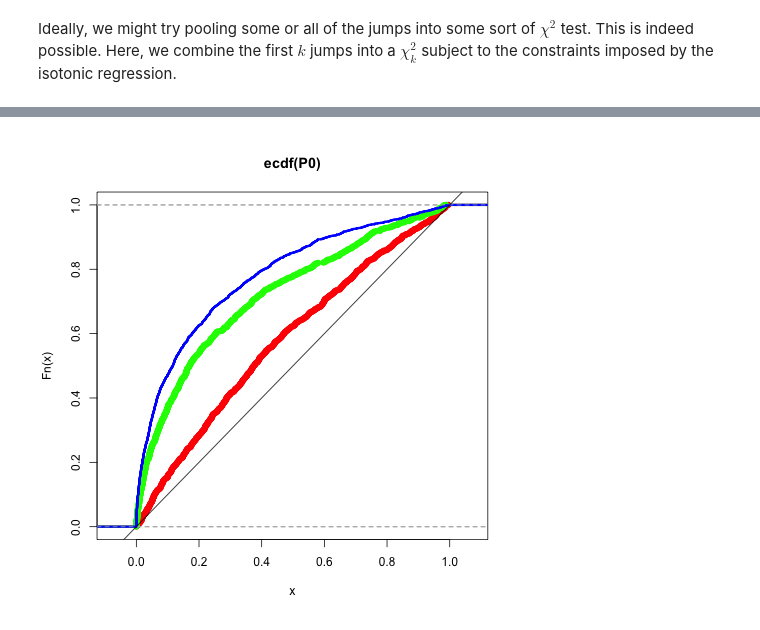
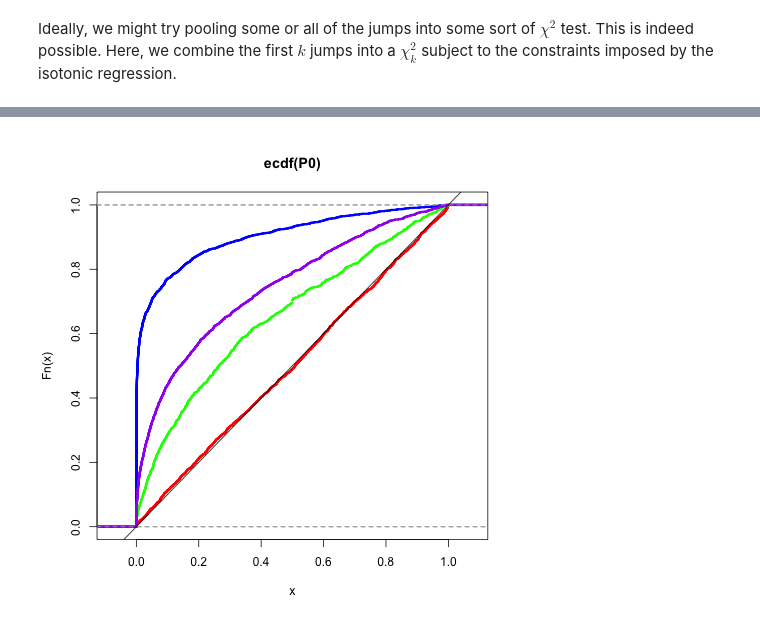
Before and after one commit to selective-inference/Python-software, a Jupyter notebook: notebooks/isotonic.ipynb, the cells around one changed output, grey strips where cells are left out. Saved outputs shown, nothing was run; the diff lists cells and outputs as text; code cells hidden in the pictures.

```diff
--- a/notebooks/isotonic.ipynb
+++ b/notebooks/isotonic.ipynb
@@ -416,7 +417,7 @@ an incorrect value, say $t=10$.
 P0, Pa_correct, Pa_incorrect = [], [], []
 n, j_correct, j_incorrect, nsim = 50, 20, 10, 2000
 for _ in range(nsim):
-    P0.append(simulate_fixed(n,j))
+    P0.append(simulate_fixed(n,j_correct))
     Pa_correct.append(simulate_fixed(n,j_correct,mu=mu))
     Pa_incorrect.append(simulate_fixed(n,j_incorrect,mu=mu))
 # %%
@@ -599,12 +600,12 @@ def simulate_largest_jump(n, mu=0):
     else:
         return None
 # %%
-P0, Pa = [], []
+P0, Pa_large = [], []
 for _ in range(nsim):
     pval = simulate_largest_jump(n)
     if pval is not None:
         P0.append(pval)
     pval = simulate_largest_jump(n, mu=mu)
     if pval is not None:
-        Pa.append(pval)
+        Pa_large.append(pval)
 # %%
@@ -702,7 +707,7 @@ def simulate_combining_jumps(n, k=3, mu=0):
         Exact test statistic for testing $H_0:\mu_j=0$.
     """
 
-    Y = np.random.standard_normal(n)+mu
+    Y = np.random.standard_normal(n) + mu
     fitted, subgrad, constraints = solve_and_find_constraints(Y)
     active = subgrad > -1.e-3
 
@@ -711,27 +716,33 @@ def simulate_combining_jumps(n, k=3, mu=0):
 
     D = -(np.identity(n) - np.diag(np.ones(n-1),1))[:-1]
     Dmu = np.dot(D, fitted)
-    jumps = np.nonzero(Dmu)[0]
+    jumps = np.fabs(Dmu) > 1.0e-3 * np.fabs(Dmu).max()
+
     if jumps.sum() > 0:
         order_idx = np.argsort(Dmu)[::-1]
+        orderedD = D[order_idx]
 
         soln_active = np.linalg.pinv(X[:,active])
         P_active = np.dot(X[:,active], soln_active)
         fit_matrix = P_active + np.ones((n,n), np.float) / n
+        k = min(k, jumps.sum())
+        A = np.dot(orderedD[:k], fit_matrix)
 
-        A = D[order_idx[:k]]
-        Ptest = np.linalg.svd(A, full_matrices=0)[2]
+        P_test = np.linalg.svd(A, full_matrices=0)[2]
 
-        orderedD = D[order_idx]
-        diffD = np.diff(orderedD, 0)
+        diffD = -np.diff(orderedD[:jumps.sum()], axis=0)
         diffD = np.dot(diffD, fit_matrix)
 
         all_constraints = np.vstack([diffD, constraints])
+        all_constraints = all_constraints
 
-        return quadratic_test(Y, Ptest, constraint((all_constraints, np.zeros(all_constraints.shape[0])), None))
+        con = constraint((all_constraints, np.zeros(all_constraints.shape[0])), None)
 
+        return (quadratic_test(Y, P_test, con),
+                P_test,
+                con)
     else:
         return None
 
-simulate_combining_jumps(n, 3, 0)
+simulate_combining_jumps(10, 3, 0)
 # %% [output]
@@ -761,10 +757,9 @@ if this is the most recent IPython session you have started.
 # %%
-P0, Pa = [], []
-nsim = 1000
+P0, Pa_comb = [], []
 for _ in range(nsim):
     pval = simulate_combining_jumps(n, 3)
     if pval is not None:
-        P0.append(pval)
+        P0.append(pval[0])
     pval = simulate_combining_jumps(n, 3, mu=mu)
     if pval is not None:
-        Pa.append(pval)
+        Pa_comb.append(pval[0])
@@ -789,12 +766,13 @@ for _ in range(nsim):
 # %%
-%%R -i P0,Pa
+%%R -i P0,Pa_comb
 P0 = P0[P0>0]
 P0 = P0[P0<1]
 plot(ecdf(P0), col='red', lwd=3)
-Pa = Pa[Pa>0]
-Pa = Pa[Pa<1]
-plot(ecdf(Pa), col='green', lwd=3, add=TRUE)
+Pa_comb = Pa_comb[Pa_comb>0]
+Pa_comb = Pa_comb[Pa_comb<1]
+plot(ecdf(Pa_comb), col='green', lwd=3, add=TRUE)
 plot(ecdf(Pa_correct), col='blue', lwd=3, add=TRUE)
+plot(ecdf(Pa_large), col='purple', lwd=3, add=TRUE)
 abline(0,1)
 # %% [output]
-[figure, old version]
+[figure, new version]
```
Also changed, not shown: parts of 14 cells of this notebook, 2 other files.
